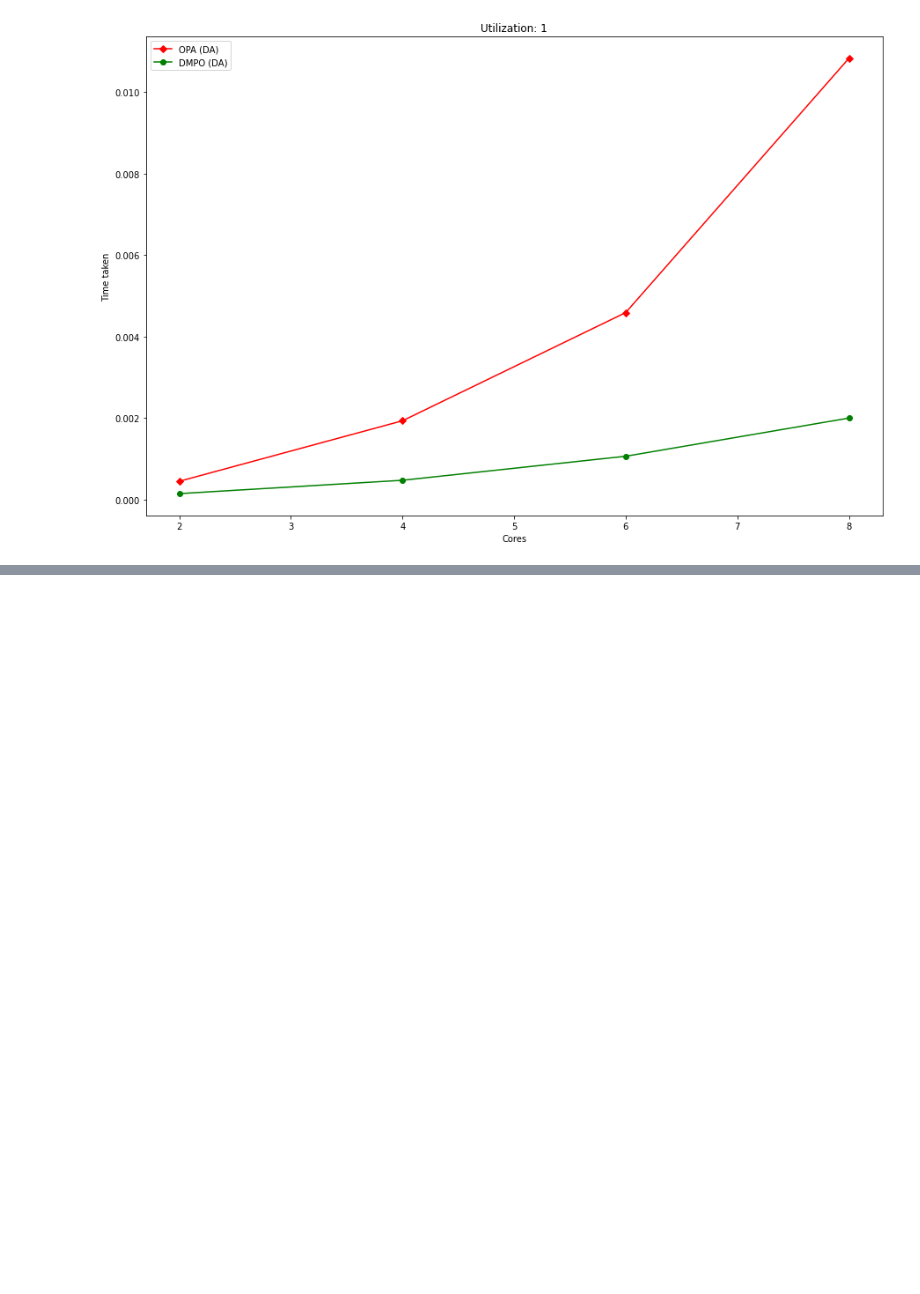
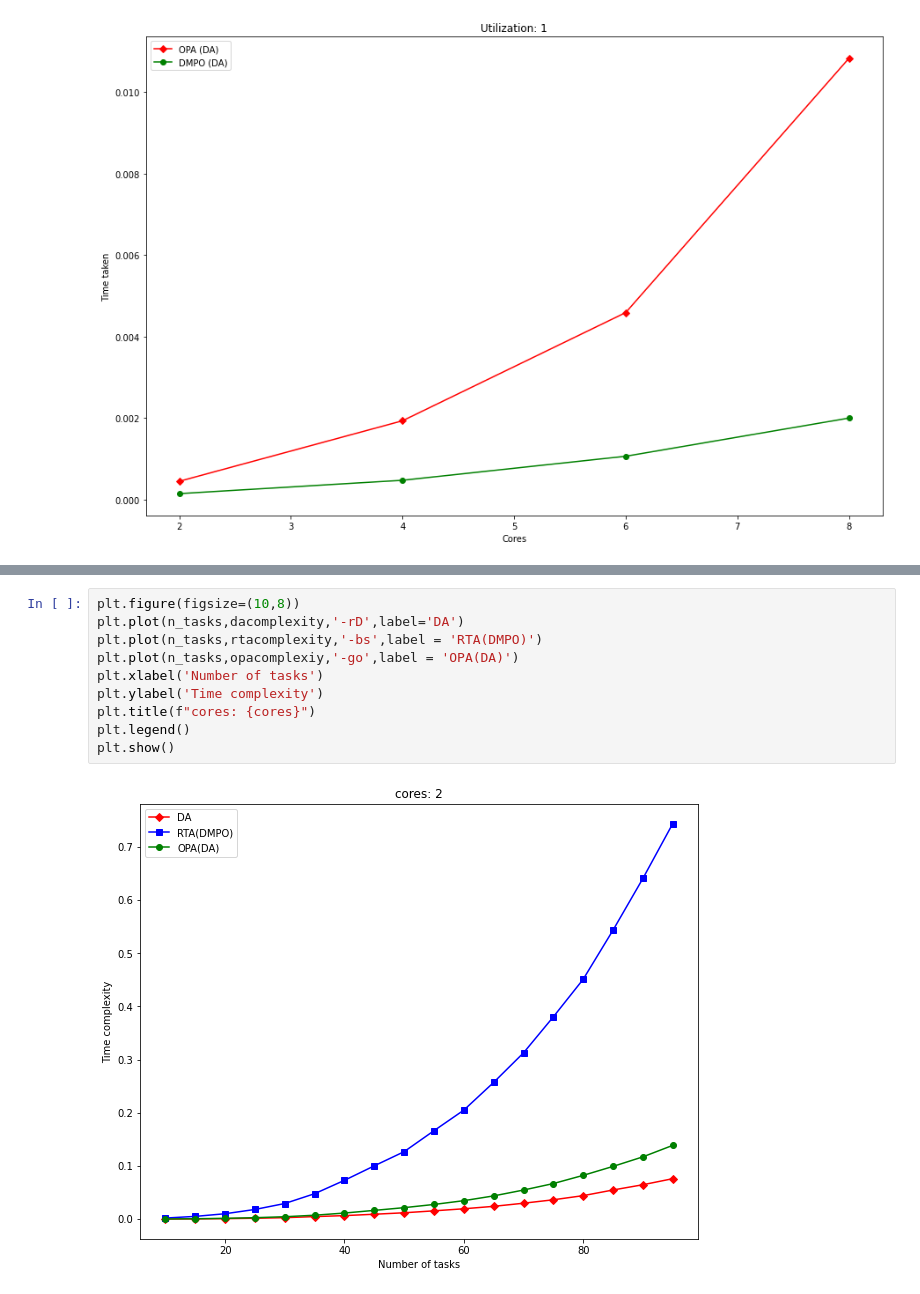
Before and after one commit to BuzzingTaz/RTES-Project, a Jupyter notebook: project.ipynb, the cells around one changed output, grey strips where cells are left out. Cells and saved outputs as stored; diff of their text form; blank space fills up the shorter version.

Commit message:
complexity added

```diff
--- a/project.ipynb
+++ b/project.ipynb
@@ -391,0 +470,12 @@ plt.show()
+# %%
+plt.figure(figsize=(10,8))
+plt.plot(n_tasks,dacomplexity,'-rD',label='DA')
+plt.plot(n_tasks,rtacomplexity,'-bs',label = 'RTA(DMPO)')
+plt.plot(n_tasks,opacomplexiy,'-go',label = 'OPA(DA)')
+plt.xlabel('Number of tasks')
+plt.ylabel('Time complexity')
+plt.title(f"cores: {cores}")
+plt.legend()
+plt.show()
+# %% [output]
+[figure, added]
```
Also changed, not shown: parts of 2 cells of this notebook, 1 other file.
